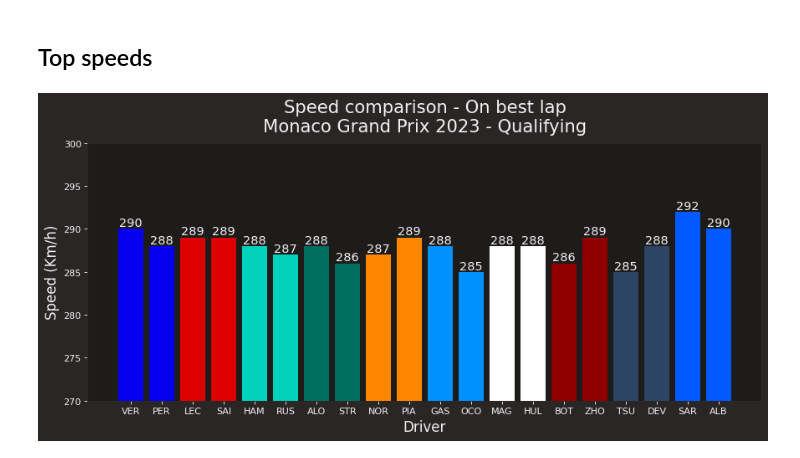
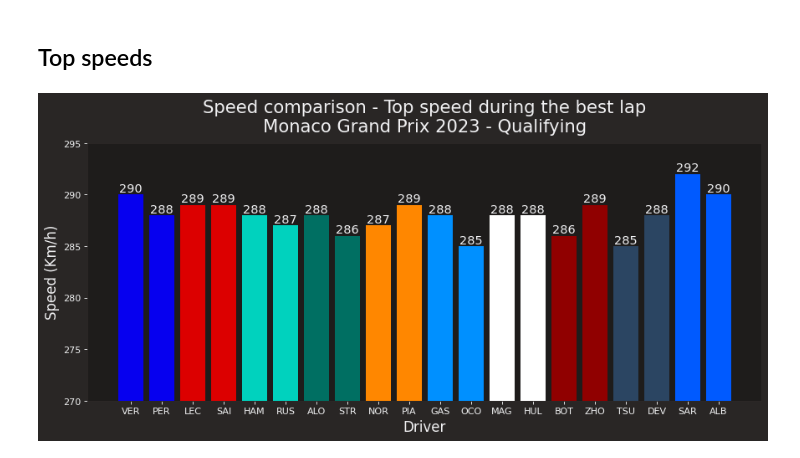
Before and after one commit to Rick8998/Monaco2023F1, a Jupyter notebook: SessionAnalysis/quali.ipynb, the cells around one changed output. Drawn from its saved outputs; the diff is of its cells as text; code cells hidden in the pictures.

```diff
--- a/SessionAnalysis/quali.ipynb
+++ b/SessionAnalysis/quali.ipynb
@@ -412,33 +412,33 @@ for driver in drivers:
         max_speed_dict[driver] = max(fp_laps.pick_driver(driver).pick_fastest().get_car_data()['Speed'])
 
 team_color_drvrs = ['VER', 'PER', 'LEC', 'SAI', 'HAM', 'RUS', 'ALO', 'STR', 'NOR', 'PIA', 'GAS', 'OCO', 'MAG', 'HUL', 'BOT', 'ZHO', 'TSU', 'DEV', 'SAR', 'ALB']
 team_colors = [ff1.plotting.team_color('RedBull'),ff1.plotting.team_color('RedBull'),
                ff1.plotting.team_color('Ferrari'), ff1.plotting.team_color('Ferrari'),
                ff1.plotting.team_color('Mercedes'), ff1.plotting.team_color('Mercedes'),
                ff1.plotting.team_color('Aston Martin'), ff1.plotting.team_color('Aston Martin'),
                ff1.plotting.team_color('McLaren'), ff1.plotting.team_color('McLaren'),
                ff1.plotting.team_color('Alpine'), ff1.plotting.team_color('Alpine'),
                ff1.plotting.team_color('Haas'), ff1.plotting.team_color('Haas'),
                ff1.plotting.team_color('Alfa Romeo'), ff1.plotting.team_color('Alfa Romeo'),
                ff1.plotting.team_color('Alpha Tauri'), ff1.plotting.team_color('Alpha Tauri'),
                ff1.plotting.team_color('Williams'), ff1.plotting.team_color('Williams'),]
 
 max_speed_dict_ordered = OrderedDict((k, max_speed_dict[k]) for k in team_color_drvrs)
 max_speed_dict_ordered = dict(max_speed_dict_ordered)
 
 ff1.plotting.setup_mpl()
 
 figure(figsize=(13, 5), dpi=80)
 plt.bar_label(plt.bar(range(len(max_speed_dict_ordered)), list(max_speed_dict_ordered.values()), align='center', color=team_colors), fontsize = 13)
 plt.xticks(range(len(max_speed_dict_ordered)), list(max_speed_dict_ordered.keys()))
 
 ax = plt.gca()
-ax.set_ylim([270, 300])
-plt.title(f"Speed comparison - On best lap\n"
+ax.set_ylim([270, 295])
+plt.title(f"Speed comparison - Top speed during the best lap\n"
           f"{fp.event['EventName']} {fp.event.year} - {fp.name}")
 
 plt.xlabel('Driver', fontsize=15)
 plt.ylabel('Speed (Km/h)', fontsize=15)
 plt.show()
 # %% [output]
-[figure, old version]
+[figure, new version]
```
Also changed, not shown: parts of 1 cell of this notebook, 1 other file.
